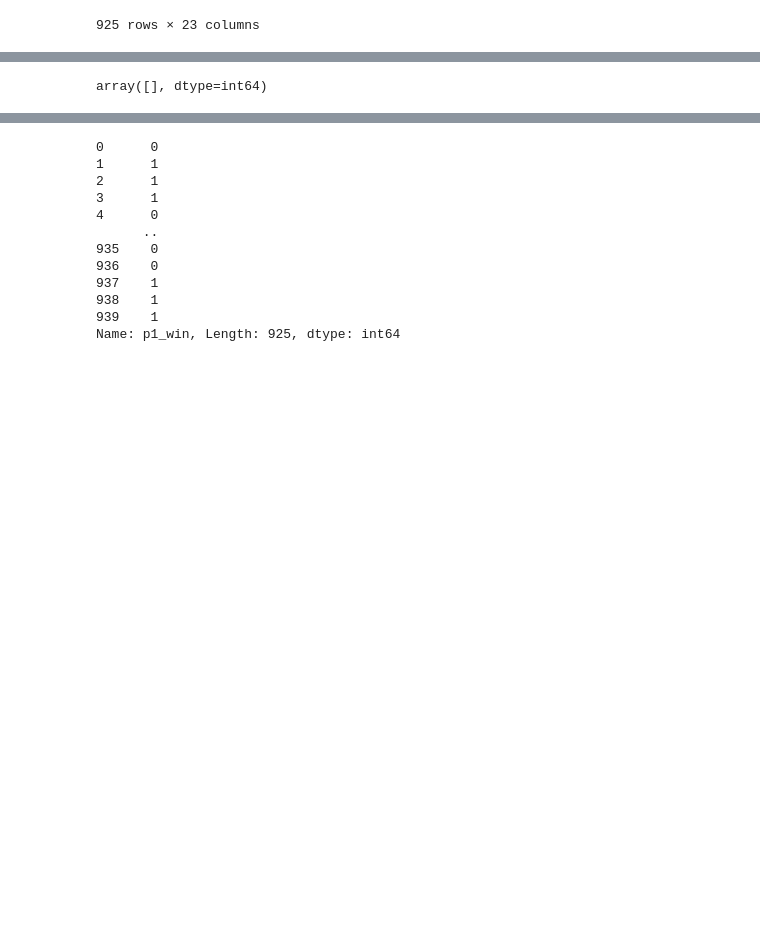
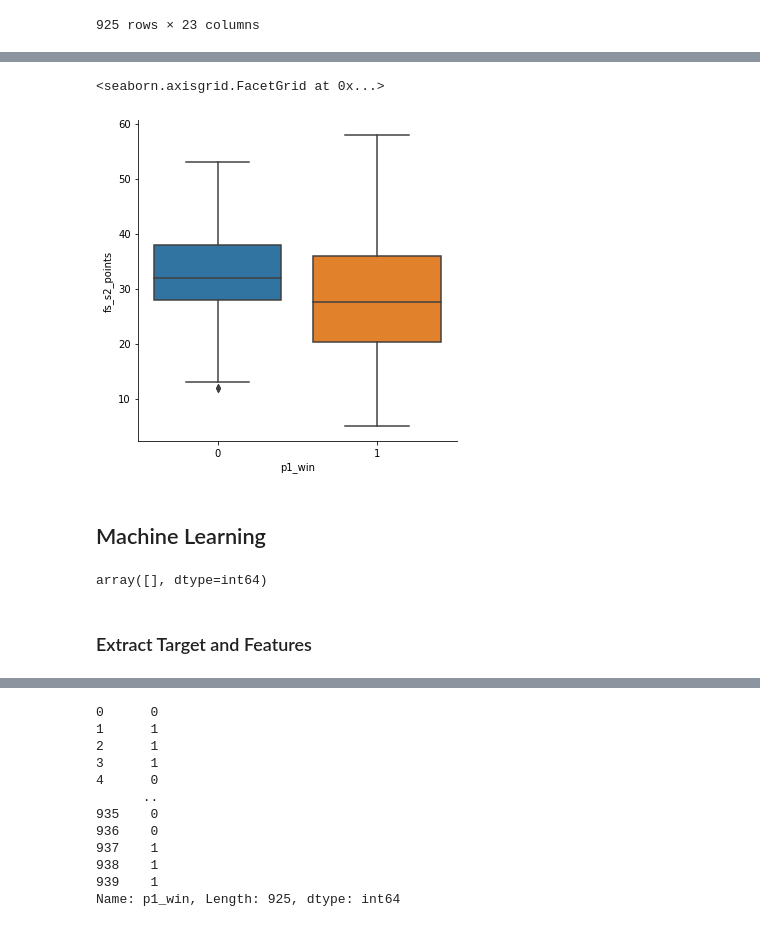
Before and after one commit to jjz17/Tennis-Match-Outcome-Prediction, a Jupyter notebook: SnowballProject.ipynb, the cells around one changed output, grey strips where cells are left out. Saved outputs shown, nothing was run; the diff lists cells and outputs as text; code cells hidden in the pictures; blank space fills up the shorter version.

```diff
--- a/SnowballProject.ipynb
+++ b/SnowballProject.ipynb
@@ -450,3 +413,10 @@ data = data.fillna(0)
+# %%
+sns.catplot(x='p1_win', y='fs_s2_points', kind='box', data=data)
+# %% [output]
+<seaborn.axisgrid.FacetGrid at 0x...>
+[figure, added]
+# %% [markdown]
+## Machine Learning
 # %%
 from sklearn.linear_model import LogisticRegression
 from sklearn.tree import DecisionTreeClassifier
@@ -459,5 +429,7 @@ missing_index = np.array(data.isnull()).nonzero()[0] #indices of missing values
 missing_index
 # %% [output]
 array([], dtype=int64)
+# %% [markdown]
+### Extract Target and Features
 # %%
 y = data.p1_win
```
Also changed, not shown: parts of 43 cells of this notebook.
